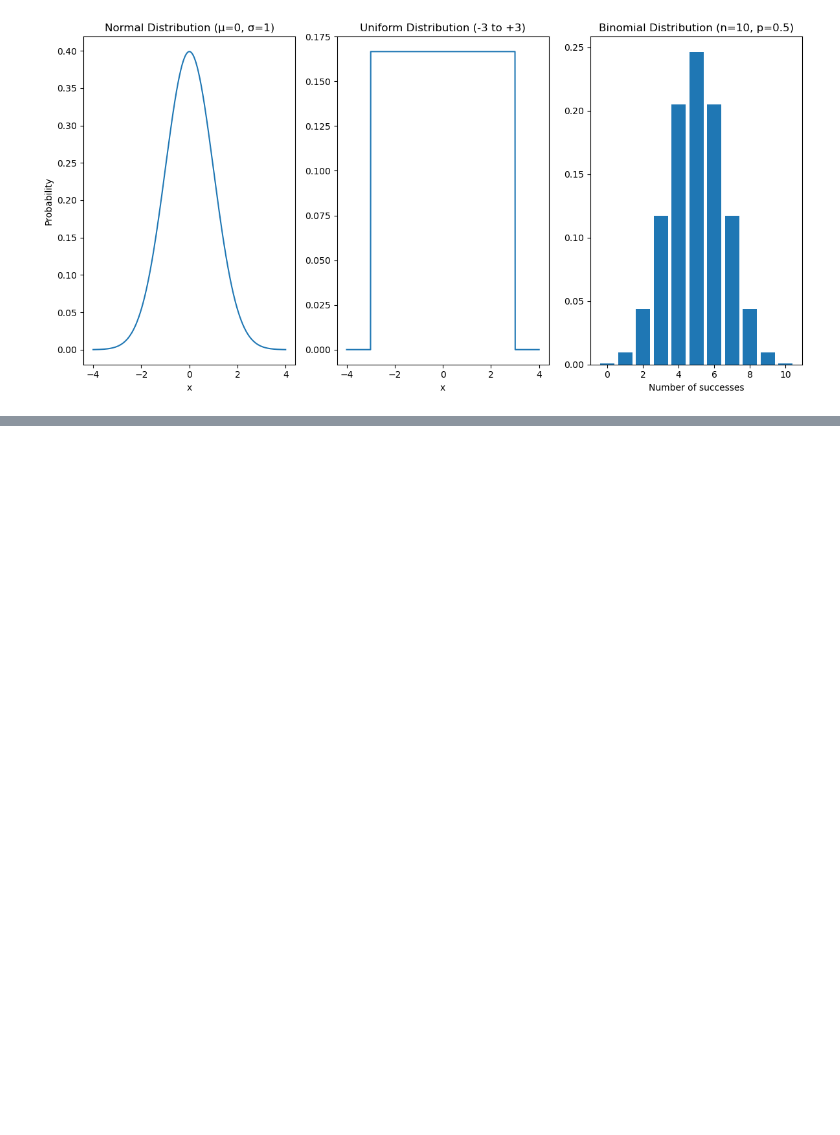
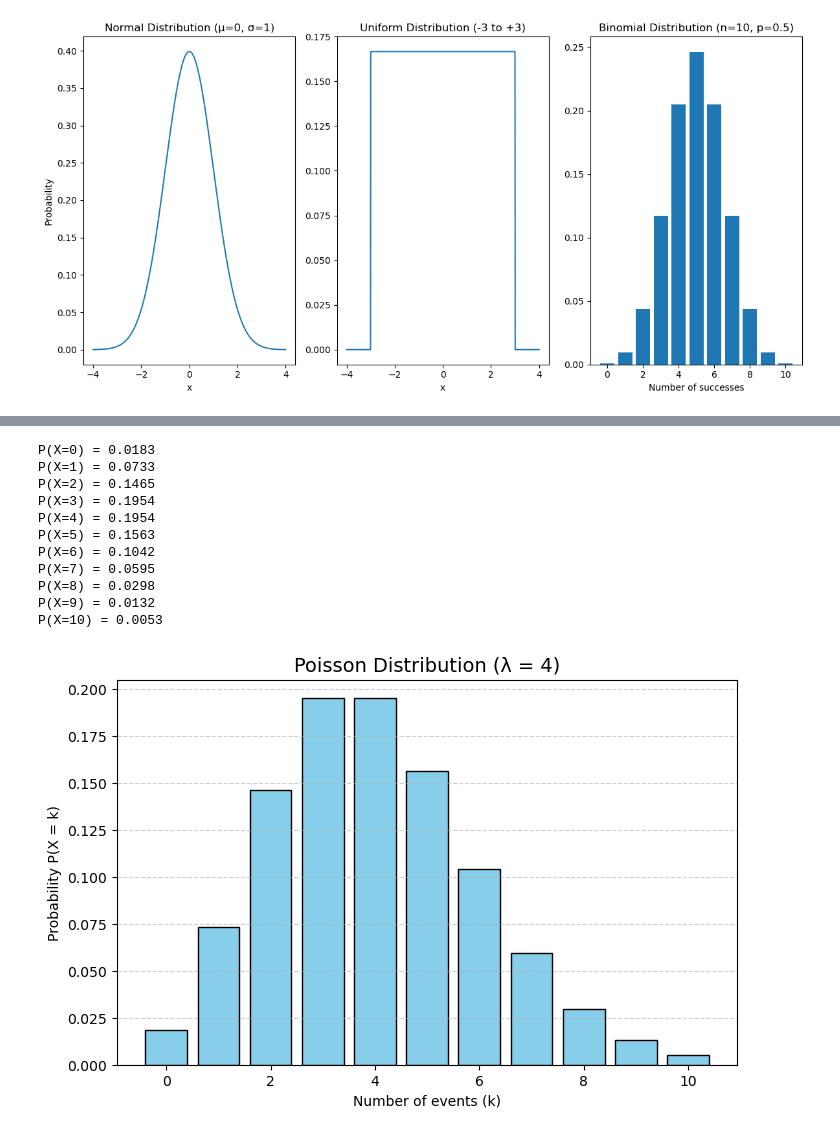
Before and after one commit to mlnotes2718/introduction-statistics-machine-learning, a Jupyter notebook: Statistics-in-ML-4-Probability-Distributions.ipynb, the cells around one changed output, grey strips where cells are left out. Saved outputs shown, nothing was run; the diff lists cells and outputs as text; code cells hidden in the pictures; blank space fills up the shorter version.

Commit message:
update 1.4 poisson

```diff
--- a/Statistics-in-ML-4-Probability-Distributions.ipynb
+++ b/Statistics-in-ML-4-Probability-Distributions.ipynb
@@ -194,0 +836,11 @@ all end up approximately Normal in large populations.
+# %%
+# binom.sf (k, n, p)
+n = 5
+p = 0.375
+k = 2
+
+probability_less_equal_2 = binom.cdf(k, n, p)
+probability_more_than_2 = binom.sf(k, n, p)
+
+print(f"Cumulative Probability P(X>2) for n={n}, p={p:.4f}: P = {probability_more_than_2:.4f}")
+print(f"Cumulative Probability P(X<=2) for n={n}, p={p:.4f}: P = {probability_less_equal_2:.4f}")
@@ -194,0 +928,7 @@ all end up approximately Normal in large populations.
+# %%
+lam = 4
+k = 2
+
+# PMF = probability mass function
+P = poisson.pmf(k, lam)
+print(f"P(X={k}) = {P:.4f}")
@@ -194,0 +970,37 @@ all end up approximately Normal in large populations.
+# %%
+import numpy as np
+import matplotlib.pyplot as plt
+from math import exp, factorial
+
+# Parameters
+lmbda = 4  # mean rate (λ)
+k_values = np.arange(0, 11)  # number of events (0 to 10)
+
+# Compute Poisson probabilities
+probs = [(lmbda**k * exp(-lmbda)) / factorial(k) for k in k_values]
+
+# Print probabilities
+for k, p in zip(k_values, probs):
+    print(f"P(X={k}) = {p:.4f}")
+
+# Plot
+plt.figure(figsize=(8, 5))
+plt.bar(k_values, probs, color='skyblue', edgecolor='black')
+plt.title("Poisson Distribution (λ = 4)", fontsize=14)
+plt.xlabel("Number of events (k)")
+plt.ylabel("Probability P(X = k)")
+plt.grid(axis='y', linestyle='--', alpha=0.6)
+plt.show()
+# %% [output]
+P(X=0) = 0.0183
+P(X=1) = 0.0733
+P(X=2) = 0.1465
+P(X=3) = 0.1954
+P(X=4) = 0.1954
+P(X=5) = 0.1563
+P(X=6) = 0.1042
+P(X=7) = 0.0595
+P(X=8) = 0.0298
+P(X=9) = 0.0132
+P(X=10) = 0.0053
+[figure, added]
```
Also changed, not shown: parts of 89 cells of this notebook.
